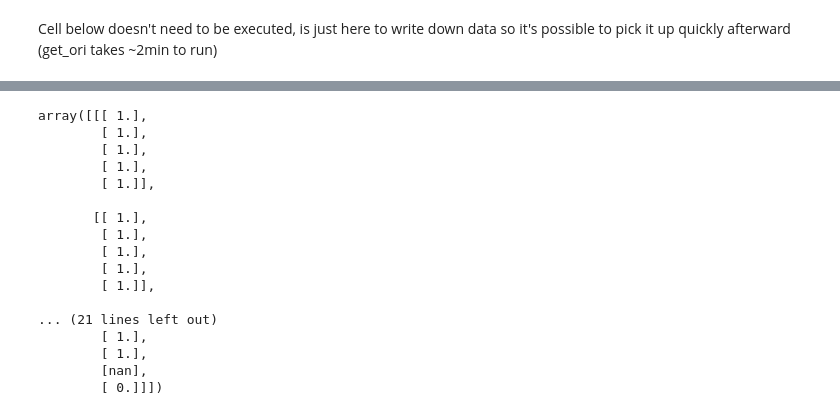
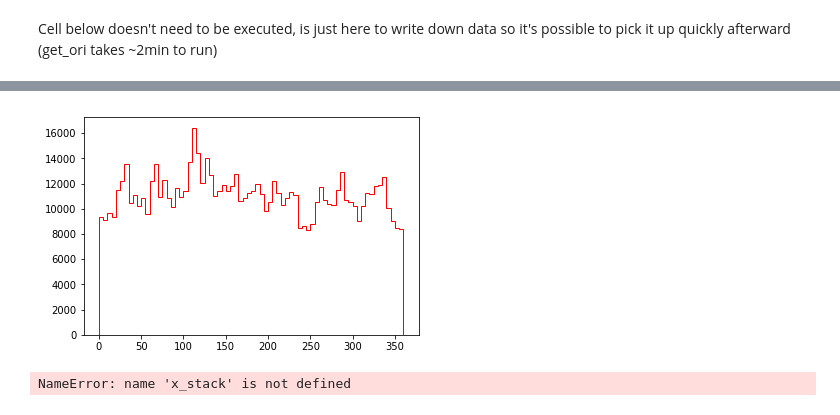
Before and after one commit to StrepsipZerg/flyDtracker, a Jupyter notebook: fly_object.ipynb, the cells around one changed output, grey strips where cells are left out. Drawn from its saved outputs; the diff is of its cells as text; code cells hidden in the pictures.

```diff
--- a/fly_object.ipynb
+++ b/fly_object.ipynb
@@ -86,24 +94,44 @@ Correlation is  0.12537950900010575
-# %%
-file_path = '/home/maubry/python/idtrackerai/fly2_trajectories_wo_gaps.npy'
-
-trajectories_dict = np.load(file_path, encoding='latin1').item()
-trajectories_dict.keys()
-trajectories_dict['id_probabilities']
-# %% [output]
-array([[[ 1.],
-        [ 1.],
-        [ 1.],
-        [ 1.],
-        [ 1.]],
-
-       [[ 1.],
-        [ 1.],
-        [ 1.],
-        [ 1.],
-        [ 1.]],
-
-... (21 lines left out)
-        [ 1.],
-        [ 1.],
-        [nan],
-        [ 0.]]])
+# %%
+flystack = get_ori_pickle('6flies_1')
+
+hue = relative_set(flystack)
+
+
+
+dist_stack = hue.dist[~np.isnan(hue.dist)]
+angle_stack = hue.orientations[~np.isnan(hue.orientations)]
+
+
+plt.hist(angle_stack, bins=72, range=[0, 360], histtype='step',edgecolor='r')
+# H, bins = np.histogram(angle_stack[:6], bins=72, range=[0, 360])
+# H+=np.histogram(angle_stack[6:], bins=72,range=[0,360])[0]
+
+# bincentres = [(bins[i]+bins[i+1])/2. for i in range(len(bins)-1)]
+# plt.step(bincentres,H,where='mid',color='b',linestyle='--')
+
+plt.show()
+
+
+
+# Define bin edges: (left/bottom limit, right/top limit, bin width)
+h_min = np.min([np.nanmin(x_stack)/2, np.nanmin(y_stack)/2])
+h_max = np.min([np.nanmax(x_stack)/2, np.nanmax(y_stack)/2])
+bin_size = (h_max - h_min)/50
+bins = [np.arange(h_min, h_max, bin_size),np.arange(h_min, h_max, bin_size)]
+
+H, xedges, yedges = np.histogram2d(y_stack, x_stack, bins=bins,normed = True)
+X, Y = np.meshgrid(xedges, yedges)
+fig, ax_meanposmap = plt.subplots(figsize=(19,7))
+im = ax_meanposmap.pcolormesh(X, Y, H)
+# Add colorbar, labels, etc.
+ax_cb = fig.colorbar(im, ax=ax_meanposmap)
+ax_meanposmap.set_aspect('equal','box')
+ax_meanposmap.set_title('All individuals',fontsize=20);
+ax_meanposmap.set_xlabel('Left-Right',fontsize = 20)
+ax_meanposmap.set_ylabel('Back-Front',fontsize = 20)
+ax_meanposmap.tick_params(labelsize=14)
+ax_cb.ax.tick_params(labelsize=24)
+ax_cb.set_label('Neighbour density',fontsize=24)
+# %% [output]
+[figure, added]
+NameError: name 'x_stack' is not defined
```
Also changed, not shown: parts of 7 cells of this notebook, 1 other file.
